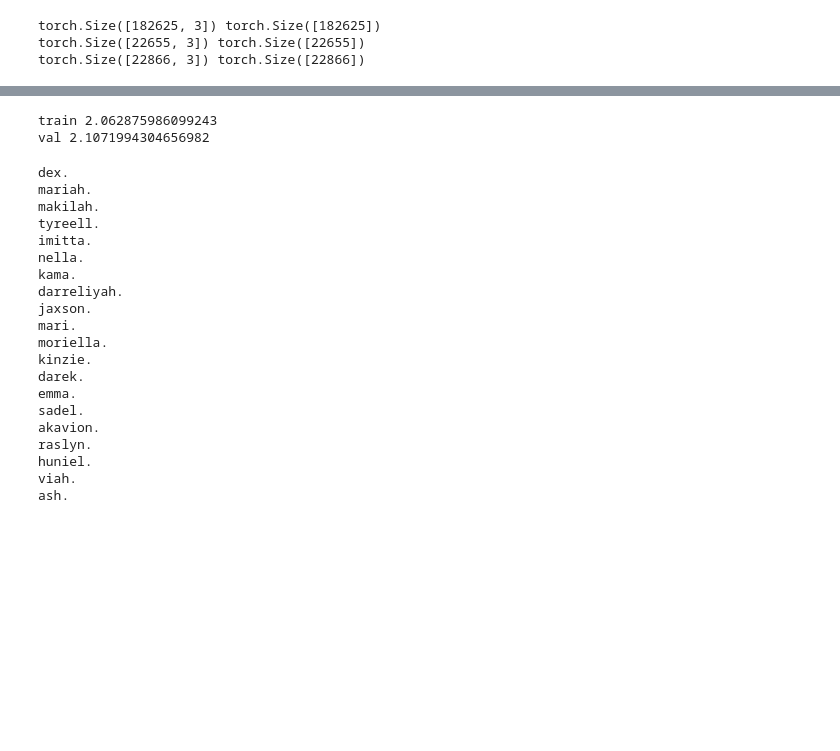
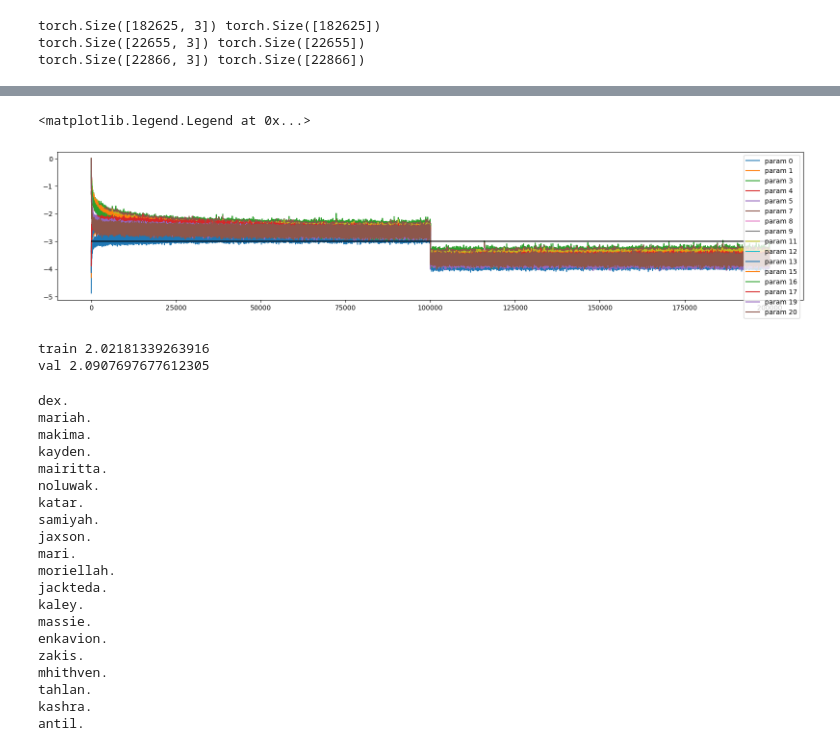
Before and after one commit to muuki2/makemore-clone, a Jupyter notebook: makemore_mlp2.ipynb, the cells around one changed output, grey strips where cells are left out. Saved outputs shown, nothing was run; the diff lists cells and outputs as text; code cells hidden in the pictures; blank space fills up the shorter version.

```diff
--- a/makemore_mlp2.ipynb
+++ b/makemore_mlp2.ipynb
@@ -280,3 +306,17 @@ tensor([[1.7619, 2.3635, 1.8914, 1.8556, 1.7302, 1.7338, 2.0130, 2.0892, 1.9774,
+# %%
+plt.figure(figsize=(20,4))
+legends = []
+
+for i, p in enumerate(parameters):
+    if p.ndim == 2:
+        plt.plot([ud[j][i] for j in range(len(ud))])
+        legends.append(f'param %d' % i)
+
+plt.plot([0, len(ud)], [-3, -3], 'k') # these rations should be ~1e-3, indicate on plot
+plt.legend(legends)
+# %% [output]
+<matplotlib.legend.Legend at 0x...>
+[figure, added]
 # %%
 @torch.no_grad() # this decorator disables gradient tracking
 def split_loss(split):
@@ -286,20 +326,22 @@ def split_loss(split):
         'test': (Xte, Yte),
     }[split]
     emb = C[x] # (N, block_size, n_embd)
-    embcat = emb.view(emb.shape[0], -1) #  concat into (N, block_size * n_embd)
-    hpreact = embcat @ W1 + b1 # (N, n_hidden)
-    # hpreact = bngain * (hpreact - hpreact.mean(0, keepdim=True)) / (hpreact.std(0, keepdim=True) + bnbias)
-    hpreact = bngain * (hpreact - bnmean_running) / bnstd_running + bnbias
-    h = torch.tanh(hpreact) # (N, vocab_size)
-    logits = h @ W2 + b2
-    loss = F.cross_entropy(logits, y)
+    x = emb.view(emb.shape[0], -1)  # Flatten to (N, block_size * n_embd)
+    for layer in layers:
+        x = layer(x)
+    loss = F.cross_entropy(x, y)
     print(split, loss.item())
+
+# put layers into eval mode
+
+for layer in layers:
+    layer.training = False
 
 split_loss('train')
 split_loss('val')
 # %% [output]
-train 2.062875986099243
-val 2.1071994304656982
+train 2.02181339263916
+val 2.0907697677612305
 # %%
 # sample from the model
 
@@ -312,11 +354,13 @@ for _ in range(20):
     while True:
         # forward pass the neural net
         emb = C[torch.tensor([context])] # (1, block_size, n_embd)
-        h = torch.tanh(emb.view(1, -1) @ W1 + b1)
-        logits = h @ W2 + b2
+        x = emb.view(1, -1)  # (1, block_size * n_embd)
+        for layer in layers:
+            x = layer(x)
+        logits = x
         probs = F.softmax(logits, dim=1)
         # sample from distribution
-        ix = torch.multinomial(probs[0], num_samples=1, generator=g).item()
+        ix = torch.multinomial(probs, num_samples=1, generator=g).item()
         # shift the context window and track the samples
         context = context[1:] + [ix]
         out.append(ix)
@@ -327,21 +371,21 @@ for _ in range(20):
 # %% [output]
 dex.
 mariah.
-makilah.
-tyreell.
-imitta.
-nella.
-kama.
-darreliyah.
+makima.
+kayden.
+mairitta.
+noluwak.
+katar.
+samiyah.
 jaxson.
 mari.
-moriella.
-kinzie.
-darek.
-emma.
-sadel.
-akavion.
-raslyn.
-huniel.
-viah.
-ash.
+moriellah.
+jackteda.
+kaley.
+massie.
+enkavion.
+zakis.
+mhithven.
+tahlan.
+kashra.
+antil.
```
Also changed, not shown: parts of 17 cells of this notebook.
